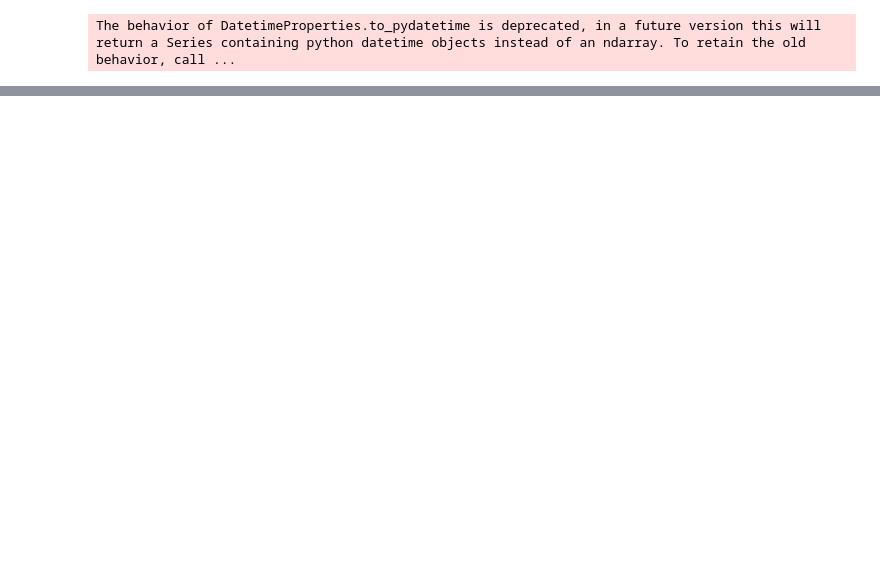
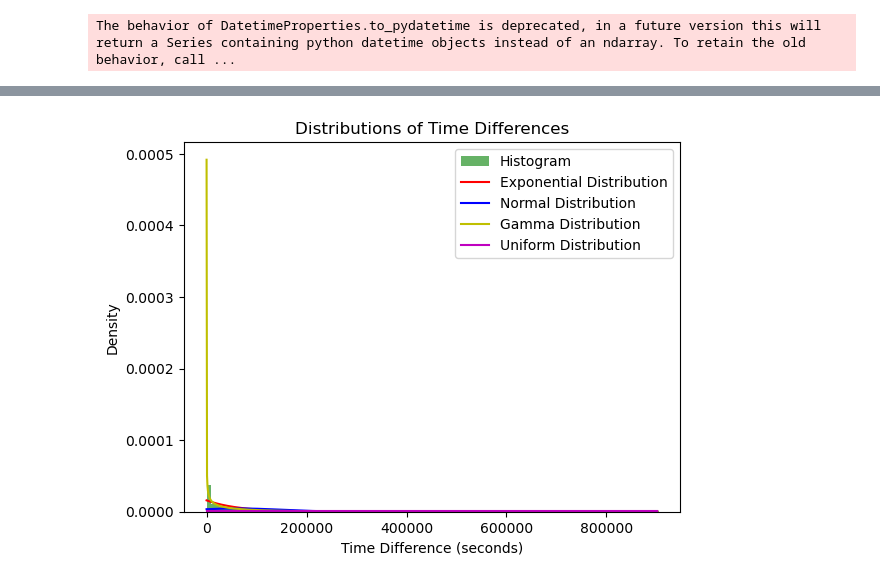
Before and after one commit to Nielsb2000/Assignment_Stochastics_and_Simulation_for_finance, a Jupyter notebook: assignment_2_2DF40_group42.ipynb, the cells around one changed output, grey strips where cells are left out. Drawn from its saved outputs; the diff is of its cells as text; code cells hidden in the pictures; blank space fills up the shorter version.

```diff
--- a/assignment_2_2DF40_group42.ipynb
+++ b/assignment_2_2DF40_group42.ipynb
@@ -157,0 +292,10 @@ The behavior of DatetimeProperties.to_pydatetime is deprecated, in a future vers
+# %%
+Q3data = data.copy()
+# %%
+high_mag_data_Q3 = Q3data[Q3data['mag']>=5]
+low_mag_data_Q3 = Q3data[Q3data['mag']<5]
+
+high_mag_data_Q3['timediff']  = high_mag_data_Q3['DateTime'].diff()
+high_mag_data_Q3  = high_mag_data_Q3.drop(index=10)
+low_mag_data_Q3['timediff']  = low_mag_data_Q3['DateTime'].diff()
+low_mag_data_Q3 = low_mag_data_Q3.drop(index=0)
@@ -157,0 +314,69 @@ The behavior of DatetimeProperties.to_pydatetime is deprecated, in a future vers
+# %%
+import numpy as np
+import pandas as pd
+import matplotlib.pyplot as plt
+from scipy import stats
+
+# Convert the time differences to seconds
+low_mag_data_Q3['time_diff_seconds'] = pd.to_timedelta(low_mag_data_Q3['timediff']).dt.total_seconds()
+
+# Take only relevant column
+time_diff_data = low_mag_data_Q3['time_diff_seconds']
+
+# Fitting distributions
+# First and second moment
+M1 = np.mean(time_diff_data)  # first moment
+M2 = np.mean(time_diff_data ** 2)  # second moment
+print(f'First moment: {M1}, Second moment: {M2}')
+
+# Normal Distribution: Estimates for mu and sigma^2
+muEst = M1
+sigma2Est = M2 - M1 ** 2
+print(f'Normal distribution: {muEst}, {sigma2Est}')
+
+# Exponential Distribution: Estimates for lambda
+lamEst = 1 / M1
+print(f'Exponential distribution: {lamEst}')
+
+# Gamma Distribution: Estimates for alpha and beta
+alphaEst = M1 ** 2 / (M2 - M1 ** 2)
+betaEst = M1 / (M2 - M1 ** 2)
+print(f'Gamma distribution: {alphaEst}, {betaEst}')
+
+# Uniform Distribution: Estimates for a and b
+aEst = np.min(time_diff_data)
+bEst = np.max(time_diff_data)
+print(f'Uniform distribution: a={aEst}, b={bEst}')
+
+# The estimated distributions
+estExpDist = stats.expon(scale=1 / lamEst)
+estNormDist = stats.norm(muEst, np.sqrt(sigma2Est))
+estGammaDist = stats.gamma(alphaEst, scale=1 / betaEst)
+estUniformDist = stats.uniform(loc=aEst, scale=bEst - aEst)
+
+# Add theoretical density
+xs = np.linspace(aEst, bEst, 1000)  # Ensure xs covers the uniform range
+
+# Show a plot with the histogram of the time difference data, and the estimated distributions
+plt.hist(time_diff_data, bins='auto', density=True, alpha=0.6, color='g', label='Histogram')
+plt.plot(xs, estExpDist.pdf(xs), 'r', label='Exponential Distribution')
+plt.plot(xs, estNormDist.pdf(xs), 'b', label='Normal Distribution')
+plt.plot(xs, estGammaDist.pdf(xs), 'y', label='Gamma Distribution')
+plt.plot(xs, estUniformDist.pdf(xs), 'm', label='Uniform Distribution')
+plt.legend()
+plt.title('Distributions of Time Differences')
+plt.xlabel('Time Difference (seconds)')
+plt.ylabel('Density')
+plt.show()
+
+# Kolmogorov-Smirnov test
+test_exponential = stats.kstest(time_diff_data, estExpDist.cdf)
+test_normal = stats.kstest(time_diff_data, estNormDist.cdf)
+test_gamma = stats.kstest(time_diff_data, estGammaDist.cdf)
+test_uniform = stats.kstest(time_diff_data, estUniformDist.cdf)
+
+print('KS Test Exponential distribution: ' + str(test_exponential))
+print('KS Test Normal distribution: ' + str(test_normal))
+print('KS Test Gamma distribution: ' + str(test_gamma))
+print('KS Test Uniform distribution: ' + str(test_uniform))
+# %% [output]
@@ -157,0 +388 @@ The behavior of DatetimeProperties.to_pydatetime is deprecated, in a future vers
+[figure, added]
```
Also changed, not shown: parts of 21 cells of this notebook.
